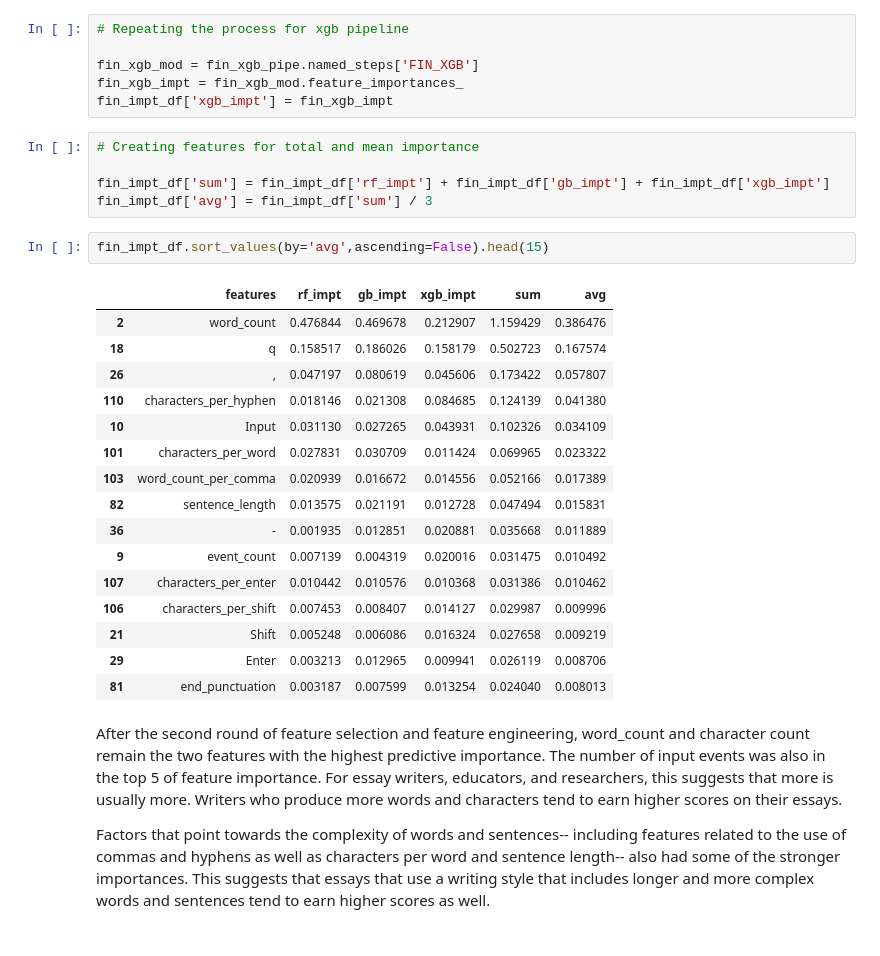
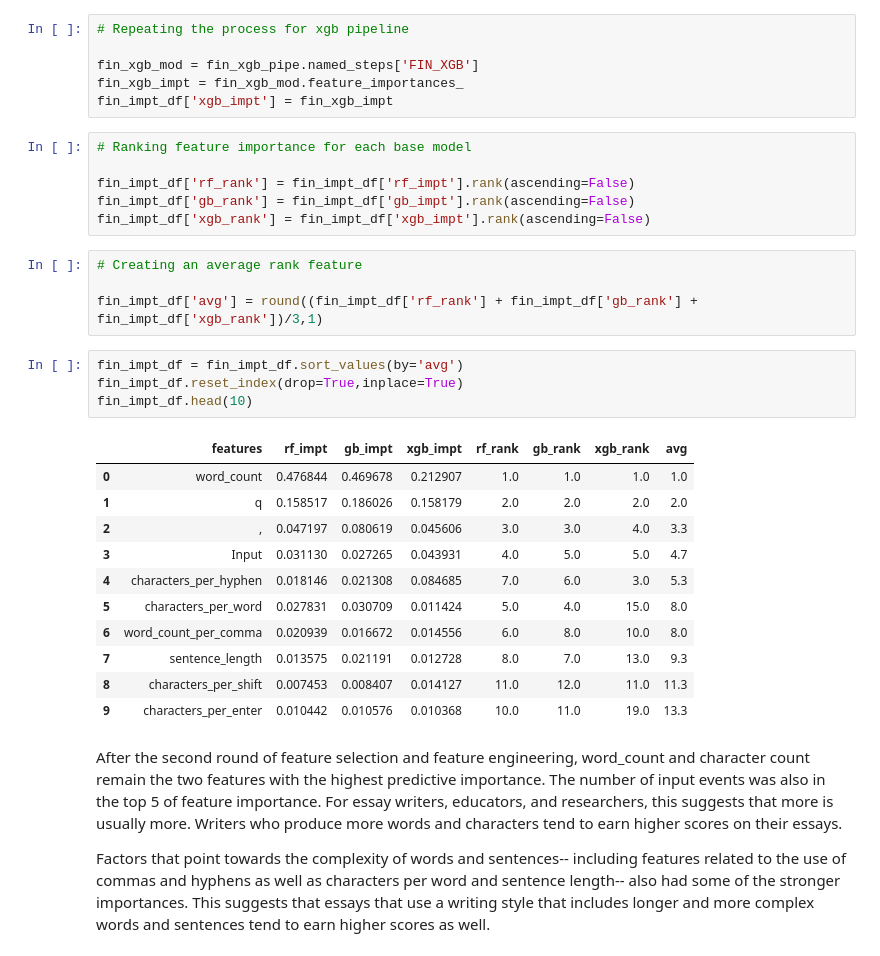
Before and after one commit to ahendricks2/EssayKeystrokes, a Jupyter notebook: Modeling_Notebook.ipynb, the cells around one changed output. Drawn from its saved outputs; the diff is of its cells as text.

Commit message:
feature importance updated

```diff
--- a/Modeling_Notebook.ipynb
+++ b/Modeling_Notebook.ipynb
@@ -1172,30 +1172,32 @@ fin_impt_df['gb_impt'] = fin_gb_impt
 fin_xgb_mod = fin_xgb_pipe.named_steps['FIN_XGB']
 fin_xgb_impt = fin_xgb_mod.feature_importances_
 fin_impt_df['xgb_impt'] = fin_xgb_impt
-# %%
-# Creating features for total and mean importance
-
-fin_impt_df['sum'] = fin_impt_df['rf_impt'] + fin_impt_df['gb_impt'] + fin_impt_df['xgb_impt']
-fin_impt_df['avg'] = fin_impt_df['sum'] / 3
+# %%
+# Ranking feature importance for each base model
+
+fin_impt_df['rf_rank'] = fin_impt_df['rf_impt'].rank(ascending=False)
+fin_impt_df['gb_rank'] = fin_impt_df['gb_impt'].rank(ascending=False)
+fin_impt_df['xgb_rank'] = fin_impt_df['xgb_impt'].rank(ascending=False)
+# %%
+# Creating an average rank feature
+
+fin_impt_df['avg'] = round((fin_impt_df['rf_rank'] + fin_impt_df['gb_rank'] + fin_impt_df['xgb_rank'])/3,1)
 # %%
-fin_impt_df.sort_values(by='avg',ascending=False).head(15)
+fin_impt_df = fin_impt_df.sort_values(by='avg')
+fin_impt_df.reset_index(drop=True,inplace=True)
+fin_impt_df.head(10)
 # %% [output]
-|  | features | rf_impt | gb_impt | xgb_impt | sum | avg |
-| 2 | word_count | 0.476844 | 0.469678 | 0.212907 | 1.159429 | 0.386476 |
-| 18 | q | 0.158517 | 0.186026 | 0.158179 | 0.502723 | 0.167574 |
-| 26 | , | 0.047197 | 0.080619 | 0.045606 | 0.173422 | 0.057807 |
-| 110 | characters_per_hyphen | 0.018146 | 0.021308 | 0.084685 | 0.124139 | 0.041380 |
-| 10 | Input | 0.031130 | 0.027265 | 0.043931 | 0.102326 | 0.034109 |
-| 101 | characters_per_word | 0.027831 | 0.030709 | 0.011424 | 0.069965 | 0.023322 |
-| 103 | word_count_per_comma | 0.020939 | 0.016672 | 0.014556 | 0.052166 | 0.017389 |
-| 82 | sentence_length | 0.013575 | 0.021191 | 0.012728 | 0.047494 | 0.015831 |
-| 36 | - | 0.001935 | 0.012851 | 0.020881 | 0.035668 | 0.011889 |
-| 9 | event_count | 0.007139 | 0.004319 | 0.020016 | 0.031475 | 0.010492 |
-| 107 | characters_per_enter | 0.010442 | 0.010576 | 0.010368 | 0.031386 | 0.010462 |
-| 106 | characters_per_shift | 0.007453 | 0.008407 | 0.014127 | 0.029987 | 0.009996 |
-| 21 | Shift | 0.005248 | 0.006086 | 0.016324 | 0.027658 | 0.009219 |
-| 29 | Enter | 0.003213 | 0.012965 | 0.009941 | 0.026119 | 0.008706 |
-| 81 | end_punctuation | 0.003187 | 0.007599 | 0.013254 | 0.024040 | 0.008013 |
+|  | features | rf_impt | gb_impt | xgb_impt | rf_rank | gb_rank | xgb_rank | avg |
+| 0 | word_count | 0.476844 | 0.469678 | 0.212907 | 1.0 | 1.0 | 1.0 | 1.0 |
+| 1 | q | 0.158517 | 0.186026 | 0.158179 | 2.0 | 2.0 | 2.0 | 2.0 |
+| 2 | , | 0.047197 | 0.080619 | 0.045606 | 3.0 | 3.0 | 4.0 | 3.3 |
+| 3 | Input | 0.031130 | 0.027265 | 0.043931 | 4.0 | 5.0 | 5.0 | 4.7 |
+| 4 | characters_per_hyphen | 0.018146 | 0.021308 | 0.084685 | 7.0 | 6.0 | 3.0 | 5.3 |
+| 5 | characters_per_word | 0.027831 | 0.030709 | 0.011424 | 5.0 | 4.0 | 15.0 | 8.0 |
+| 6 | word_count_per_comma | 0.020939 | 0.016672 | 0.014556 | 6.0 | 8.0 | 10.0 | 8.0 |
+| 7 | sentence_length | 0.013575 | 0.021191 | 0.012728 | 8.0 | 7.0 | 13.0 | 9.3 |
+| 8 | characters_per_shift | 0.007453 | 0.008407 | 0.014127 | 11.0 | 12.0 | 11.0 | 11.3 |
+| 9 | characters_per_enter | 0.010442 | 0.010576 | 0.010368 | 10.0 | 11.0 | 19.0 | 13.3 |
 # %% [markdown]
 After the second round of feature selection and feature engineering, word_count and character count remain the two features with the highest predictive importance. The number of input events was also in the top 5 of feature importance. For essay writers, educators, and researchers, this suggests that more is usually more.  Writers who produce more words and characters tend to earn higher scores on their essays.
 
```
Also changed, not shown: parts of 1 cell of this notebook, 1 other file.
